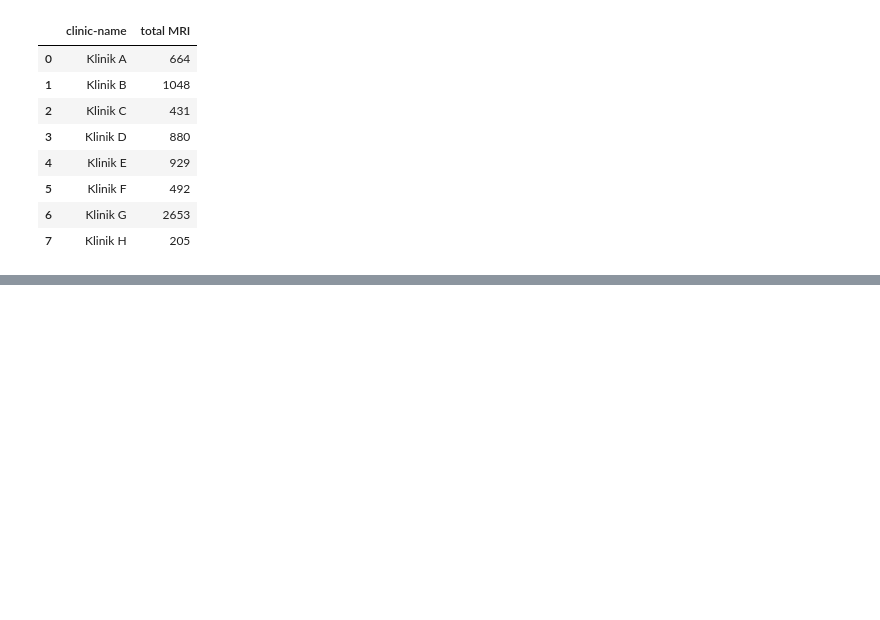
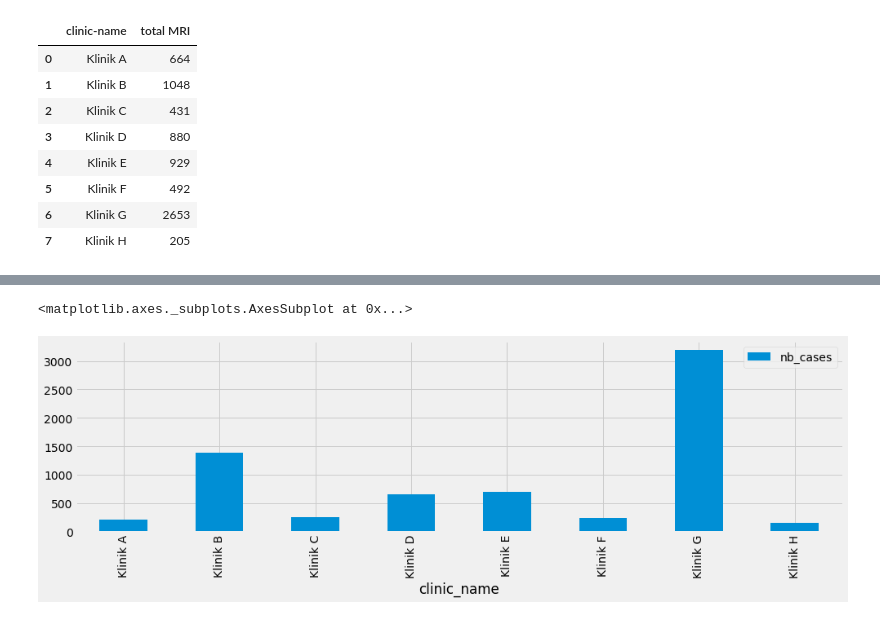
Before and after one commit to Olorin-AI/Siemens-healthineers-challenge, a Jupyter notebook: Model.ipynb, the cells around one changed output, grey strips where cells are left out. Drawn from its saved outputs; the diff is of its cells as text; code cells hidden in the pictures; blank space fills up the shorter version.

```diff
--- a/Model.ipynb
+++ b/Model.ipynb
@@ -437,3 +437,5 @@ Mri_per_hospitals
 | 5 | Klinik F | 492 |
 | 6 | Klinik G | 2653 |
 | 7 | Klinik H | 205 |
+# %%
+result_clinic= [g(row,y) for row,y in zip(virtual_clinic_extract['procedures'], virtual_clinic_extract['clinic-name'])]
@@ -439,0 +449,20 @@ Mri_per_hospitals
+# %%
+x=[]
+relevant=[]
+line=[]
+
+for list in result_clinic:
+   klinik=list[0].split('#', 1)[0]
+   #print(klinik)
+   for row in list:
+   #print(row)
+       row=klinik+'#'+row
+       line=row.split("#")
+       x.append(line)
+       if '3-80' in row or '3-82' in row or '3-84' in row:
+             relevant.append(line)
+# %%
+mri_per_clinic = pd.DataFrame (relevant, columns = ['clinic_name','mri_type','date','none'])
+mri_per_clinic=mri_per_clinic.drop(columns=['none'])
+
+mri_per_clinic
@@ -439,0 +483,8 @@ Mri_per_hospitals
+# %%
+mri_per_clinic['date'] = [remove_time(row) for row in mri_per_clinic['date']]
+#mri_per_clinic['date'] = mri_per_clinic['date'].astype('datetime64[ns]')
+daily_mri_clinic = mri_per_clinic.groupby('clinic_name', as_index=False).count()
+daily_mri_clinic.columns = ['clinic_name', 'nb_cases','g']
+daily_mri_clinic=daily_mri_clinic.drop(columns=['g'])
+
+daily_mri_clinic
@@ -439,0 +501,5 @@ Mri_per_hospitals
+# %%
+daily_mri_clinic.plot.bar(x='clinic_name', y='nb_cases' ,figsize=(15,4), grid=True)
+# %% [output]
+<matplotlib.axes._subplots.AxesSubplot at 0x...>
+[figure, added]
```
Also changed, not shown: parts of 14 cells of this notebook.
